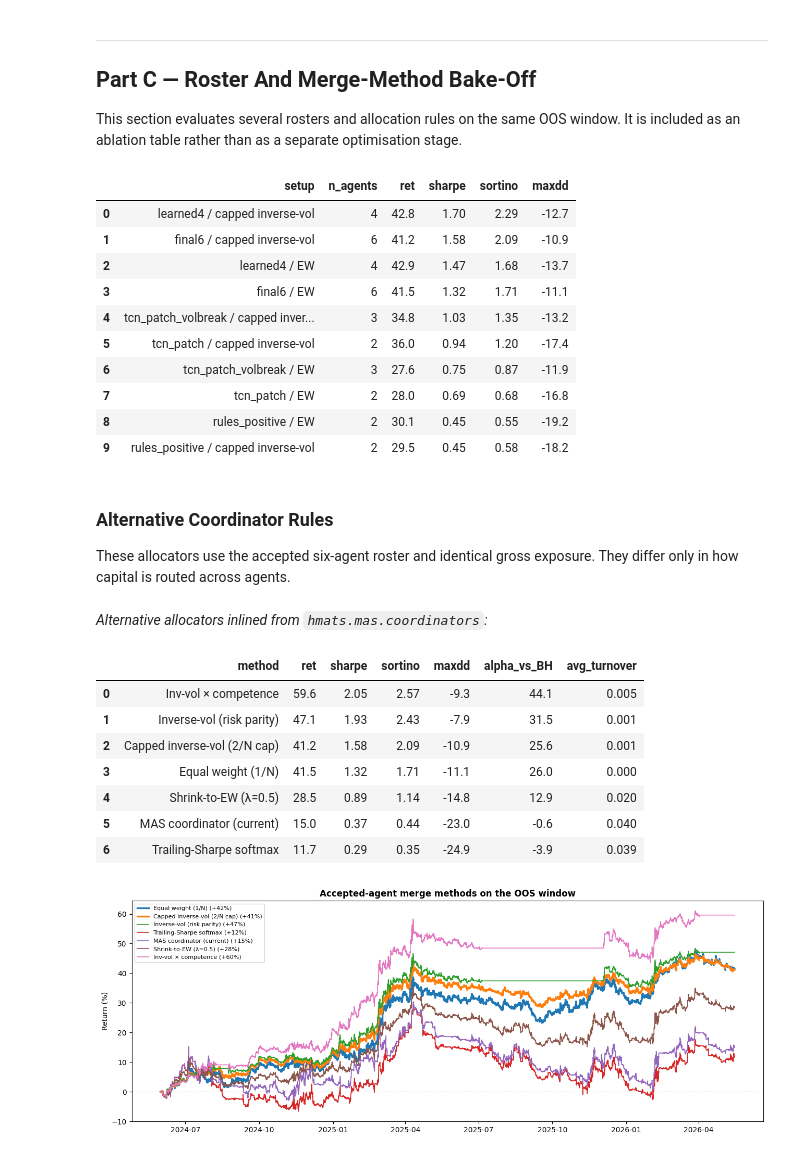
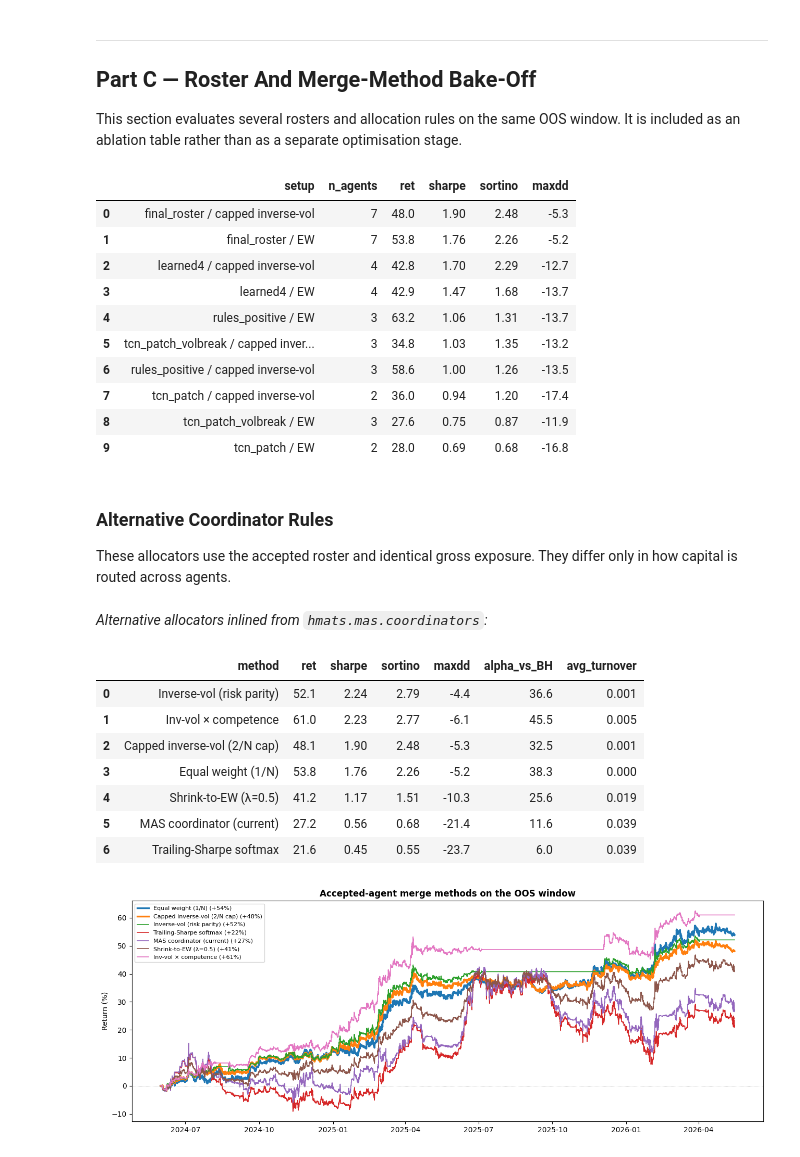
Before and after one commit to WojciechNeuman/hybrid-multi-agent-trading-system, a Jupyter notebook: src/hmats/notebooks_v2/06_multi_agent_v1.ipynb, the cells around one changed output. Saved outputs shown, nothing was run; the diff lists cells and outputs as text; code cells hidden in the pictures.

```diff
--- a/src/hmats/notebooks_v2/06_multi_agent_v1.ipynb
+++ b/src/hmats/notebooks_v2/06_multi_agent_v1.ipynb
@@ -47,14 +54,17 @@ import pandas as pd
 # the same feature matrix. The mean-reversion rule and cross-asset learner remain in the repository
 # as experiments, but are excluded from the final roster for the reasons documented below.
 LEARNED_AGENTS = ["lgbm", "mamba", "tcn", "patch"]
-RULE_AGENTS = ["trend", "volbreak"]
+RULE_AGENTS = ["trend", "volbreak", "dominance_rotation"]
 EXCLUDED_AGENTS = {
-    "meanrev": "excluded from final roster: negative current OOS return",
+    "meanrev": "excluded from final roster: negative OOS return",
     "crossasset": "excluded from final roster: weak OOS AUC and not significant vs random bracket null",
+    "sentiment_regime": "excluded from final roster: negative OOS return (-27.7%) and below the "
+                        "random-bracket null (7th percentile) — contrarian Fear & Greed has no edge OOS",
 }
 AGENTS = LEARNED_AGENTS + RULE_AGENTS
 AGENT_DIR = {"lgbm": "01_lgbm", "mamba": "02_mamba", "tcn": "03_tcn", "patch": "05_patchtst",
-             "trend": "08_trend", "volbreak": "08_volbreak"}
+             "trend": "08_trend", "volbreak": "08_volbreak",
+             "dominance_rotation": "08_dominance_rotation"}
 # Multiclass TBM agents emit two *independent* softmax channels (P-up, P-down) and decide
 # long on P-up and short on P-down. A single saved probability is the P-up channel only, so
 # these agents must be backtested with their P-down channel too — otherwise the binary engine
@@ -67,6 +77,7 @@ PARADIGM = {
     "patch": "patch transformer",
     "trend": "rule: trend-following",
     "volbreak": "rule: volatility breakout",
+    "dominance_rotation": "rule: cross-asset dominance rotation",
 }
 
 OOS_START = pd.Timestamp("2024-05-31")
@@ -493,7 +504,7 @@ def capped_inverse_vol_weights(agents: dict[str, TradingAgent], panel: pd.DataFr
                                cap_mult: float = 2.0) -> pd.DataFrame:
     """Inverse-volatility allocation with a diversification cap.
 
-    The cap is ``cap_mult`` times equal weight. With six accepted agents and ``cap_mult=2``, no
+    The cap is ``cap_mult`` times equal weight. With seven accepted agents and ``cap_mult=2``, no
     single agent can receive more than one third of capital. This prevents the low-volatility
     allocator from assigning almost all capital to an inactive or stale agent.
     """
@@ -614,8 +625,8 @@ def run_pipeline(save: bool = True, verbose: bool = True) -> dict:
 
     out = dict(
         notebook="06_multi_agent_v1", created=pd.Timestamp.now().isoformat(),
-        design="hybrid multi-agent trading system over six accepted agents: four learned models "
-               "and two rule-based agents. The original regime-gated coordinator is retained as "
+        design="hybrid multi-agent trading system over seven accepted agents: four learned models "
+               "and three rule-based agents. The original regime-gated coordinator is retained as "
                "an ablation; the final reported allocator is leak-free capped inverse-volatility "
                "risk parity over autonomous risk-managed agents.",
         accepted_agents=AGENTS,
@@ -656,7 +667,7 @@ def plot_results(out: dict, save: bool = True):
     eqs = out["_equities"]
     weights = out["_capped_inverse_vol_weights"].reindex(idx).fillna(0.0)
     colours = {"lgbm": "#F7931A", "mamba": "#7B1FA2", "tcn": "#00ACC1", "patch": "#EF5350",
-               "trend": "#43A047", "volbreak": "#5E35B1"}
+               "trend": "#43A047", "volbreak": "#5E35B1", "dominance_rotation": "#003BFB"}
     main = "Final MAS fund (capped inverse-vol)"
 
     fig, ax1 = plt.subplots(figsize=(13.5, 6.2))
@@ -905,49 +920,49 @@ def _portfolio_row(name, roster, weights):
         "setup": name,
         "n_agents": len(sub),
         "ret": eq[-1] - 1,
         "sharpe": sharpe(eq),
         "sortino": sortino(eq),
         "maxdd": maxdd(eq),
     }
 
 rosters = {
     "learned4": LEARNED_AGENTS,
     "rules_positive": RULE_AGENTS,
     "tcn_patch": ["tcn", "patch"],
     "tcn_patch_volbreak": ["tcn", "patch", "volbreak"],
-    "final6": AGENTS,
+    "final_roster": AGENTS,
 }
 
 rows = []
 for label, roster in rosters.items():
     sub = static_subset(agents, roster)
     rows.append(_portfolio_row(f"{label} / EW", roster, equal_weight_weights(sub, panel)))
     rows.append(_portfolio_row(f"{label} / capped inverse-vol", roster, capped_inverse_vol_weights(sub, panel)))
 
 rb = pd.DataFrame(rows).sort_values("sharpe", ascending=False).reset_index(drop=True)
 disp = rb.copy()
 for c in ["ret", "maxdd"]:
     disp[c] = (disp[c] * 100).round(1)
 disp["sharpe"] = disp["sharpe"].round(2)
 disp["sortino"] = disp["sortino"].round(2)
 display(disp)
 # %% [output]
 |  | setup | n_agents | ret | sharpe | sortino | maxdd |
-| 0 | learned4 / capped inverse-vol | 4 | 42.8 | 1.70 | 2.29 | -12.7 |
-| 1 | final6 / capped inverse-vol | 6 | 41.2 | 1.58 | 2.09 | -10.9 |
-| 2 | learned4 / EW | 4 | 42.9 | 1.47 | 1.68 | -13.7 |
-| 3 | final6 / EW | 6 | 41.5 | 1.32 | 1.71 | -11.1 |
-| 4 | tcn_patch_volbreak / capped inver... | 3 | 34.8 | 1.03 | 1.35 | -13.2 |
-| 5 | tcn_patch / capped inverse-vol | 2 | 36.0 | 0.94 | 1.20 | -17.4 |
-| 6 | tcn_patch_volbreak / EW | 3 | 27.6 | 0.75 | 0.87 | -11.9 |
-| 7 | tcn_patch / EW | 2 | 28.0 | 0.69 | 0.68 | -16.8 |
-| 8 | rules_positive / EW | 2 | 30.1 | 0.45 | 0.55 | -19.2 |
-| 9 | rules_positive / capped inverse-vol | 2 | 29.5 | 0.45 | 0.58 | -18.2 |
+| 0 | final_roster / capped inverse-vol | 7 | 48.0 | 1.90 | 2.48 | -5.3 |
+| 1 | final_roster / EW | 7 | 53.8 | 1.76 | 2.26 | -5.2 |
+| 2 | learned4 / capped inverse-vol | 4 | 42.8 | 1.70 | 2.29 | -12.7 |
+| 3 | learned4 / EW | 4 | 42.9 | 1.47 | 1.68 | -13.7 |
+| 4 | rules_positive / EW | 3 | 63.2 | 1.06 | 1.31 | -13.7 |
+| 5 | tcn_patch_volbreak / capped inver... | 3 | 34.8 | 1.03 | 1.35 | -13.2 |
+| 6 | rules_positive / capped inverse-vol | 3 | 58.6 | 1.00 | 1.26 | -13.5 |
+| 7 | tcn_patch / capped inverse-vol | 2 | 36.0 | 0.94 | 1.20 | -17.4 |
+| 8 | tcn_patch_volbreak / EW | 3 | 27.6 | 0.75 | 0.87 | -11.9 |
+| 9 | tcn_patch / EW | 2 | 28.0 | 0.69 | 0.68 | -16.8 |
 # %% [markdown]
 ### Alternative Coordinator Rules
 
-These allocators use the accepted six-agent roster and identical gross exposure. They differ only
-in how capital is routed across agents.
+These allocators use the accepted roster and identical gross exposure. They differ only in how
+capital is routed across agents.
 # %% [markdown]
 *Alternative allocators inlined from `hmats.mas.coordinators`:*
 # %%
@@ -1065,11 +1080,11 @@ fig.tight_layout()
 plt.show()
 # %% [output]
 |  | method | ret | sharpe | sortino | maxdd | alpha_vs_BH | avg_turnover |
-| 0 | Inv-vol × competence | 59.6 | 2.05 | 2.57 | -9.3 | 44.1 | 0.005 |
-| 1 | Inverse-vol (risk parity) | 47.1 | 1.93 | 2.43 | -7.9 | 31.5 | 0.001 |
-| 2 | Capped inverse-vol (2/N cap) | 41.2 | 1.58 | 2.09 | -10.9 | 25.6 | 0.001 |
-| 3 | Equal weight (1/N) | 41.5 | 1.32 | 1.71 | -11.1 | 26.0 | 0.000 |
-| 4 | Shrink-to-EW (λ=0.5) | 28.5 | 0.89 | 1.14 | -14.8 | 12.9 | 0.020 |
-| 5 | MAS coordinator (current) | 15.0 | 0.37 | 0.44 | -23.0 | -0.6 | 0.040 |
-| 6 | Trailing-Sharpe softmax | 11.7 | 0.29 | 0.35 | -24.9 | -3.9 | 0.039 |
+| 0 | Inverse-vol (risk parity) | 52.1 | 2.24 | 2.79 | -4.4 | 36.6 | 0.001 |
+| 1 | Inv-vol × competence | 61.0 | 2.23 | 2.77 | -6.1 | 45.5 | 0.005 |
+| 2 | Capped inverse-vol (2/N cap) | 48.1 | 1.90 | 2.48 | -5.3 | 32.5 | 0.001 |
+| 3 | Equal weight (1/N) | 53.8 | 1.76 | 2.26 | -5.2 | 38.3 | 0.000 |
+| 4 | Shrink-to-EW (λ=0.5) | 41.2 | 1.17 | 1.51 | -10.3 | 25.6 | 0.019 |
+| 5 | MAS coordinator (current) | 27.2 | 0.56 | 0.68 | -21.4 | 11.6 | 0.039 |
+| 6 | Trailing-Sharpe softmax | 21.6 | 0.45 | 0.55 | -23.7 | 6.0 | 0.039 |
-[figure, old version]
+[figure, new version]
```
Also changed, not shown: parts of 8 cells of this notebook, 31 other files.
